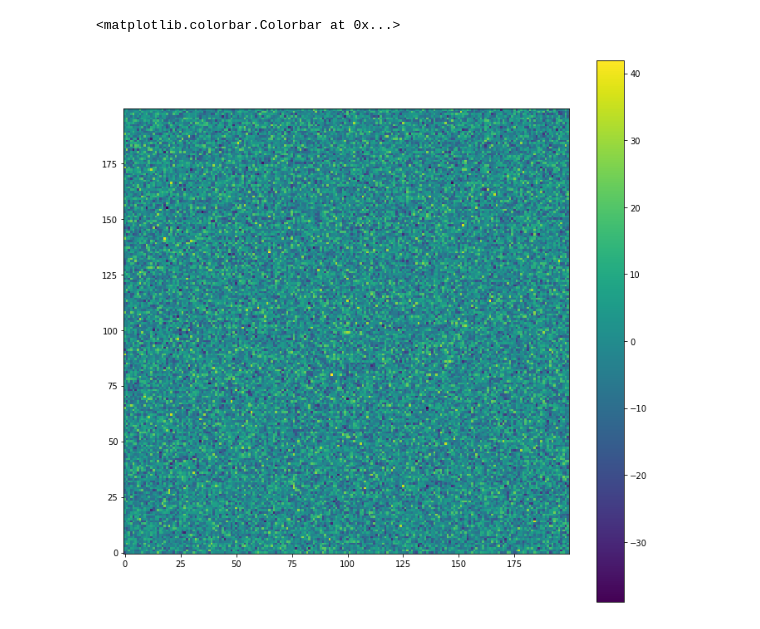
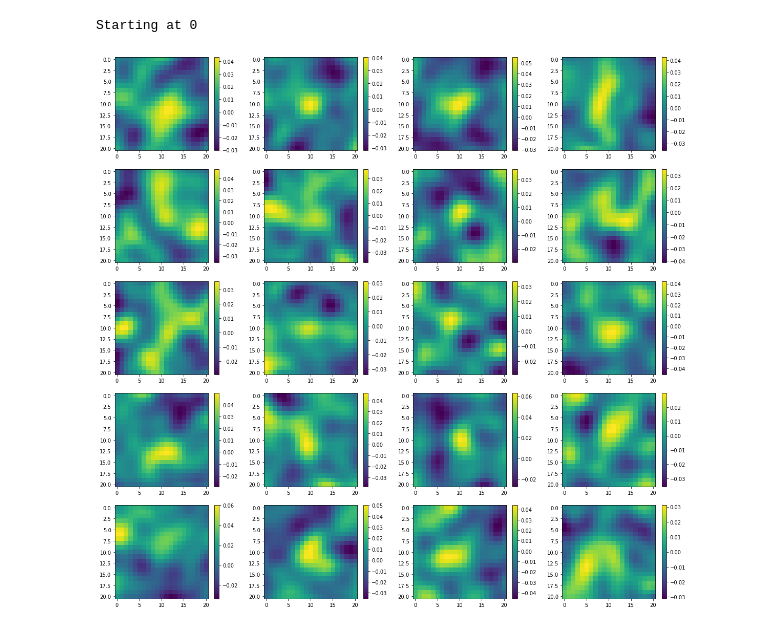
Before and after one commit to dirac-institute/kbmod, a Jupyter notebook: notebooks/Quick_Test.ipynb, the cells around one changed output. Drawn from its saved outputs; the diff is of its cells as text; code cells hidden in the pictures.

```diff
--- a/notebooks/Quick_Test.ipynb
+++ b/notebooks/Quick_Test.ipynb
@@ -4,12 +4,18 @@ from kbmodpy import kbmod as kb
 import numpy as np
 import matplotlib.pyplot as plt
 # %%
-p = kb.psf(1.5)
-imcount = 160
+p = kb.psf(1.9)
+imcount = 20
+image_dim = 2000
 noise = 10
+object_flux = 150.0
+object_x = 100.7
+object_y = 150.3
+object_xv = 50
+object_yv = 35
 imlist =  []
 for i in range(imcount):
     imlist.append(kb.layered_image(
-        "t"+str(i), 600, 600, noise, noise*noise, i/imcount))
+        "t"+str(i), 1000, 1000, noise, noise*noise, i/imcount))
 # %%
 for im in imlist:
@@ -22,5 +30,6 @@ search.set_debug(True)
 # %%
 #search.gpu( 80, 80, 0.2, 1.0, 50, 75, 10 )
 # %%
-search.region_search(55, 30, 15, 20.0, 10)
+results = search.region_search(55, 30, 15, 10.0, 10)
+results
 # %% [output]
@@ -40,0 +39,2 @@ search.region_search(55, 30, 15, 20.0, 10)
+# %%
+stamps = search.psi_stamps(results[0], 10)
@@ -41,9 +43,19 @@ search.region_search(55, 30, 15, 20.0, 10)
+# %%
+fig = plt.figure(figsize=(20, 100))
+set_on = 1
+plot_count = len(stamps)
+print ('Starting at %i' % int((set_on - 1)*plot_count))
+for i in range((set_on-1)*plot_count,set_on*plot_count):
+    fig.add_subplot(25,4,i-(set_on-1)*plot_count+1)
+    plt.imshow(stamps[i], #cmap=plt.cm.Greys_r,
+               interpolation=None)
+    plt.colorbar()
+# %% [output]
+Starting at 0
+[figure, added]
 # %%
-plt.figure(figsize=[12,12])
-#imlist[0].convolve(p)
-plt.imshow(imlist[0].science())
-plt.gca().invert_yaxis()
-plt.colorbar()
+#plt.figure(figsize=[12,12])
+###imlist[0].convolve(p)
+#plt.imshow(imlist[0].science())
+#plt.gca().invert_yaxis()
+#plt.colorbar()
-# %% [output]
-<matplotlib.colorbar.Colorbar at 0x...>
-[figure, removed]
```
Also changed, not shown: parts of 7 cells of this notebook, 1 other file.
